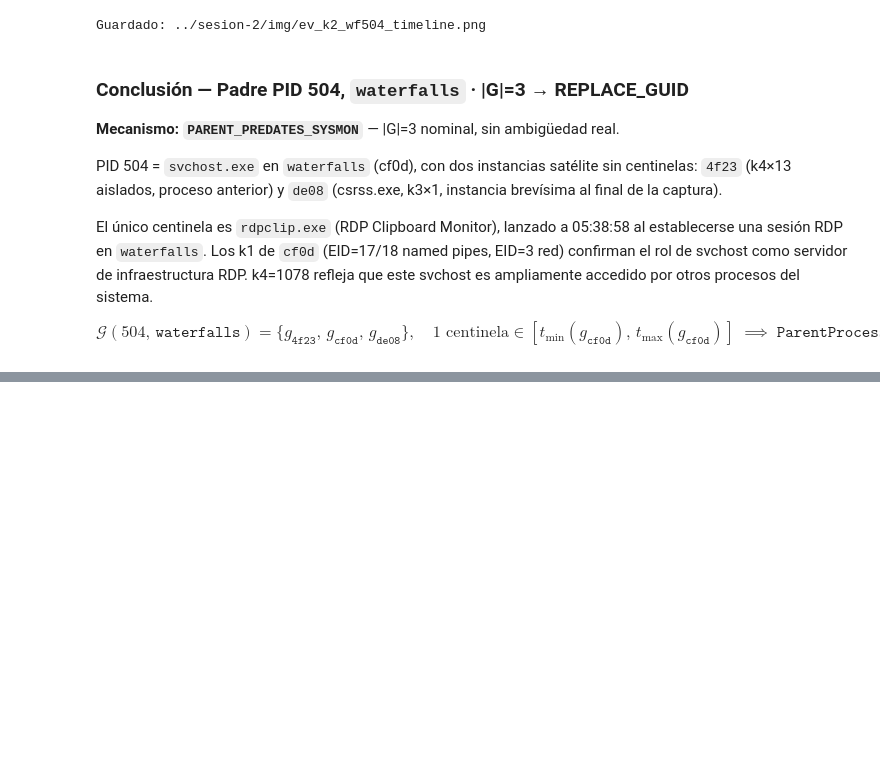
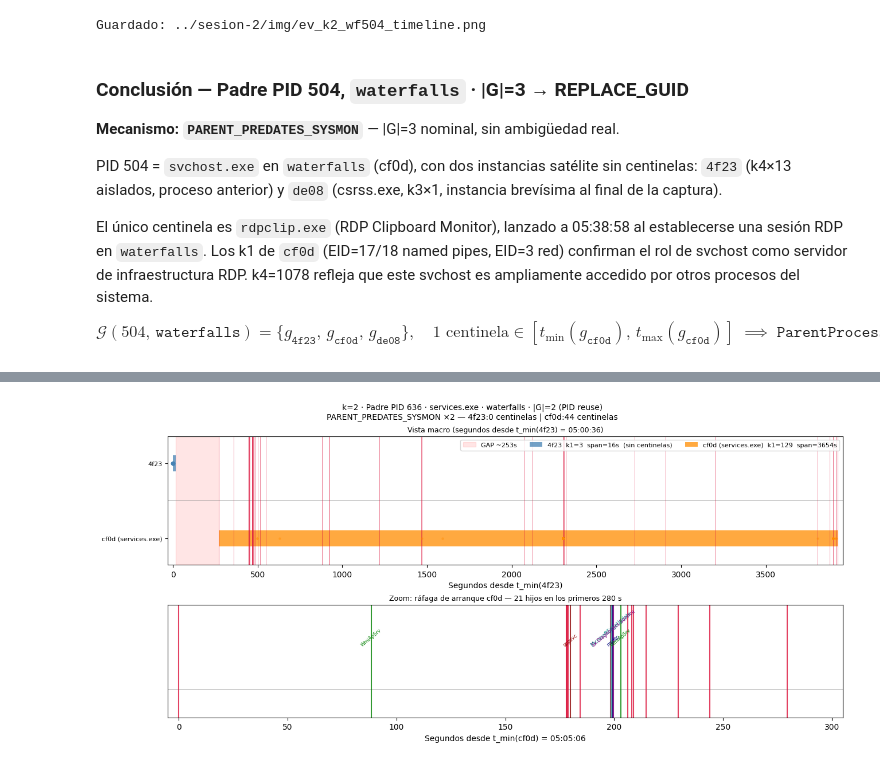
Before and after one commit to ollerenac/curso2026, a Jupyter notebook: sesion-2/9_enfoque_B.ipynb, the cells around one changed output, grey strips where cells are left out. Cells and saved outputs as stored; diff of their text form; code cells hidden in the pictures; blank space fills up the shorter version.

Commit message:
analysis(sesion-2): k=2 REVIEW — PID 636 waterfalls (|G|=2, services.exe PID reuse, 44 hijos)
Co-Authored-By: Claude Sonnet 4.6 <noreply@anthropic.com>

```diff
--- a/sesion-2/9_enfoque_B.ipynb
+++ b/sesion-2/9_enfoque_B.ipynb
@@ -7562,0 +7667,86 @@ $$
+# %%
+import matplotlib.pyplot as plt
+
+OUT = '../sesion-2/img/ev_k2_wf636_timeline.png'
+
+guid_4f23 = '3fc4fefd-4f23-67da-0b00-000000004700'
+guid_cf0d = '3fc4fefd-cf0d-67da-0b00-000000004800'
+
+t0_636 = guid_ranges_636[guid_4f23][0]
+def sec_636(t): return (pd.Timestamp(t) - t0_636).total_seconds()
+
+t_min_4f23, t_max_4f23 = guid_ranges_636[guid_4f23][:2]
+t_min_cf0d, t_max_cf0d = guid_ranges_636[guid_cf0d][:2]
+
+k1_4f23 = df[~df['EventID'].isin([8,10]) & (df['Computer']==comp_wf636) &
+             (df['ProcessId']==ppid_636) & (df['ProcessGuid']==guid_4f23)]
+k1_cf0d = df[~df['EventID'].isin([8,10]) & (df['Computer']==comp_wf636) &
+             (df['ProcessId']==ppid_636) & (df['ProcessGuid']==guid_cf0d)]
+
+fig, (ax1, ax2) = plt.subplots(2, 1, figsize=(13, 6),
+                                gridspec_kw={'height_ratios': [1.6, 1.4]},
+                                constrained_layout=True)
+fig.suptitle('k=2 · Padre PID 636 · services.exe · waterfalls · |G|=2 (PID reuse)\n'
+             'PARENT_PREDATES_SYSMON ×2 — 4f23:0 centinelas | cf0d:44 centinelas', fontsize=10)
+
+# ── Panel 1: macro ───────────────────────────────────────────────────────
+ax1.set_title('Vista macro (segundos desde t_min(4f23) = 05:00:36)', fontsize=9)
+ax1.axhline(0, color='gray', lw=0.7)
+
+# 4f23 bar
+ax1.barh(0.35, (t_max_4f23-t_min_4f23).total_seconds(), left=sec_636(t_min_4f23),
+         height=0.15, color='steelblue', alpha=0.75, label='4f23  k1=3  span=16s  (sin centinelas)')
+# cf0d bar
+ax1.barh(-0.35, (t_max_cf0d-t_min_cf0d).total_seconds(), left=sec_636(t_min_cf0d),
+         height=0.15, color='darkorange', alpha=0.75, label='cf0d (services.exe)  k1=129  span=3654s')
+
+# GAP
+ax1.axvspan(sec_636(t_max_4f23), sec_636(t_min_cf0d), alpha=0.1, color='red',
+            label=f'GAP ~{sec_636(t_min_cf0d)-sec_636(t_max_4f23):.0f}s')
+
+# k1 events cf0d
+ax1.scatter([sec_636(t) for t in k1_cf0d['ts'].dropna()], [-0.35]*len(k1_cf0d),
+            color='darkorange', s=5, alpha=0.3, zorder=3)
+# k1 events 4f23
+ax1.scatter([sec_636(t) for t in k1_4f23['ts'].dropna()], [0.35]*len(k1_4f23),
+            color='steelblue', s=20, alpha=0.8, zorder=3)
+
+# Sentinelas
+for _, row in s636.iterrows():
+    ax1.axvline(sec_636(row['ts']), color='crimson', lw=0.7, alpha=0.55)
+
+ax1.set_xlim(-30, sec_636(t_max_cf0d)+30)
+ax1.set_ylim(-0.6, 0.6)
+ax1.set_yticks([-0.35, 0.35])
+ax1.set_yticklabels(['cf0d (services.exe)', '4f23'], fontsize=8)
+ax1.set_xlabel('Segundos desde t_min(4f23)')
+ax1.legend(fontsize=8, loc='upper right', ncol=3)
+
+# ── Panel 2: zoom startup burst de cf0d (primeros 300 s) ─────────────────
+ax2.set_title('Zoom: ráfaga de arranque cf0d — 21 hijos en los primeros 280 s', fontsize=9)
+ax2.axhline(0, color='gray', lw=0.7)
+
+notable = {'Microsoft.Exchange.Diagnostics.Service.exe': 'purple',
+           'WmiApSrv.exe': 'green', 'msdtc.exe': 'navy',
+           'MicrosoftEdgeUpdate.exe': 'teal', 'sppsvc.exe': 'darkred'}
+x_cf0d0 = sec_636(t_min_cf0d)
+for i, (_, row) in enumerate(s636.iterrows()):
+    x = sec_636(row['ts']) - x_cf0d0
+    if x > 300: continue
+    img = row['_img']
+    color = notable.get(img, 'crimson')
+    ax2.axvline(x, color=color, lw=1.5, alpha=0.8)
+    if img in notable:
+        ax2.text(x, 0.3, img.replace('.exe','').replace('Microsoft.Exchange.','Ex.'),
+                 fontsize=6, ha='center', va='bottom', color=color, rotation=40)
+
+ax2.set_xlim(-5, 305)
+ax2.set_ylim(-0.2, 0.6)
+ax2.set_yticks([])
+ax2.set_xlabel('Segundos desde t_min(cf0d) = 05:05:06')
+
+fig.savefig(OUT, dpi=150, bbox_inches='tight')
+plt.show()
+print(f'Guardado: {OUT}')
+# %% [output]
+[figure, added]
```
Also changed, not shown: parts of 5 cells of this notebook, 2 other files.
